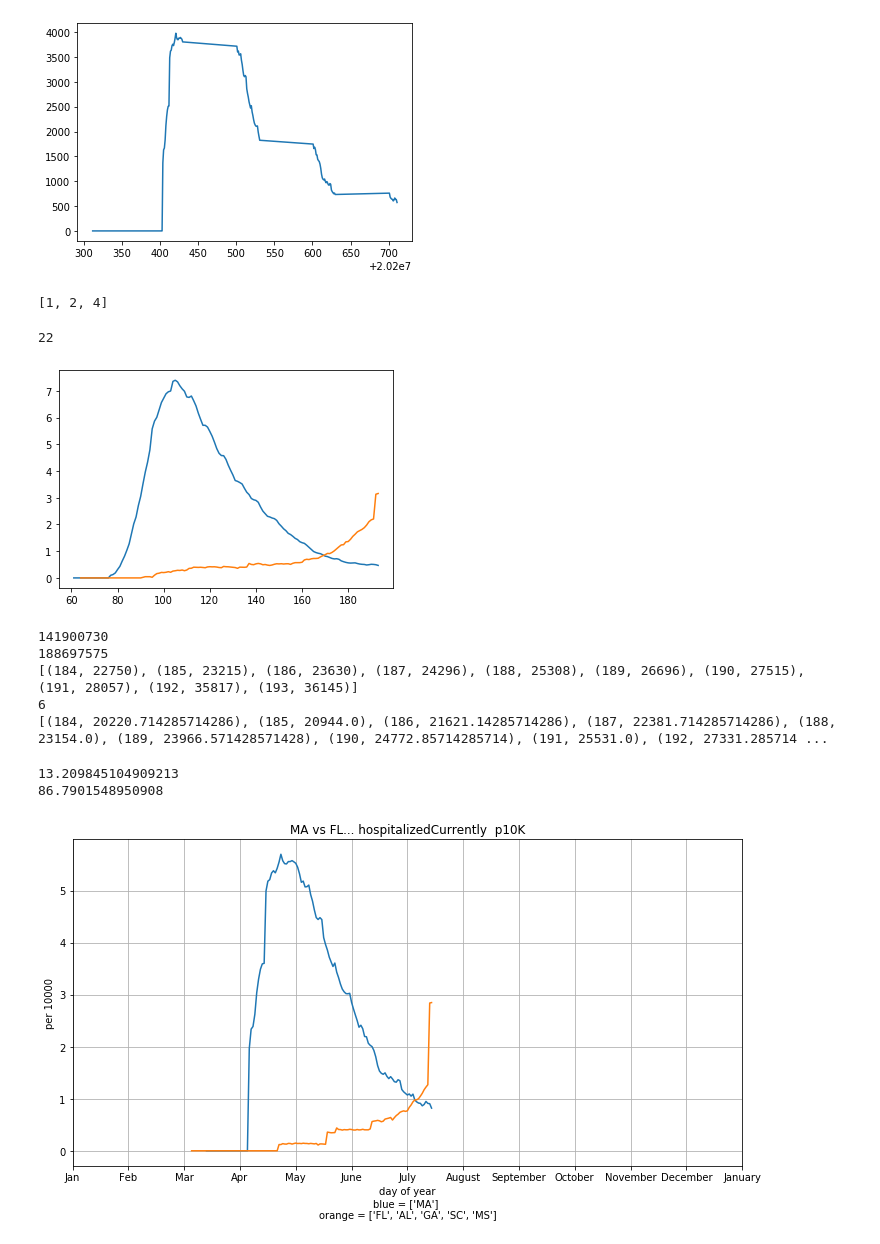
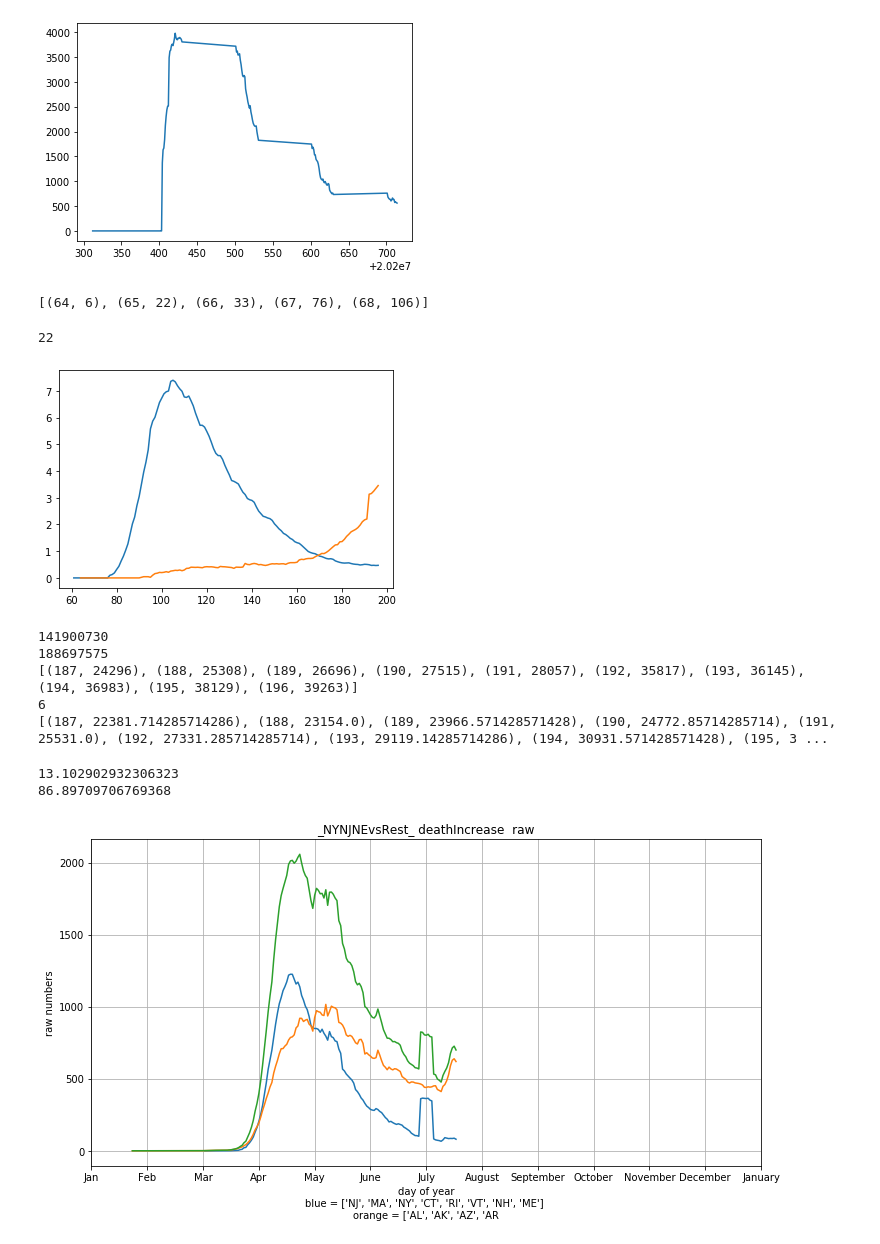
Before and after one commit to tjhickey724/covid19demo, a Jupyter notebook: Covid19RegionalAnalysis.ipynb, the cells around one changed output. Saved outputs shown, nothing was run; the diff lists cells and outputs as text; code cells hidden in the pictures.

```diff
--- a/Covid19RegionalAnalysis.ipynb
+++ b/Covid19RegionalAnalysis.ipynb
@@ -81,7 +81,7 @@ states['WA']
 stateData['data'][0]
 
 def statePop(state):
-    x = [d['Pop'] for d in stateData['data'] if d['State']==states[state]]
-    return x[0]
-statePop('NY')
+    x = [d['Pop'] for d in stateData['data'] if state in states and d['State']==states[state]]
+    return x[0] if len(x)>0 else 100000000
+[statePop(state) for state in states]
 # %% [output]
@@ -195,11 +233,8 @@ def collectData2(states,field,perCapita):
 # %%
 zz = collectData(['MA','NY','CT'],'positive',{})
 zz[0:5]
-x=[1,2]
-x+=[4]
-x
 # %% [output]
-[1, 2, 4]
+[(64, 6), (65, 22), (66, 33), (67, 76), (68, 106)]
 # %%
 
 dayOfPandemic[20200122]
@@ -210,7 +245,7 @@ field = 'hospitalizedCurrently'
 plotItems(collectData(['MA','NY','CT','RI','NH','VT'],field,{'perCapita':True}),field)
 plotItems(collectData(['AZ','TX','OK','FL','GA','AL','MS'],field,{'perCapita':True}),field)
 # %% [output]
-[figure, old version]
+[figure, new version]
 # %%
 demStates = ['WA','OR','CA','NV','CO','NM',
             'MN','IL','VA','MD','DE','NJ',
@@ -241,18 +276,20 @@ print(weeklyAvg(collectData(repStates,'hospitalizedCurrently',{'perCapita':False
 # %% [output]
 141900730
 188697575
-[(184, 22750), (185, 23215), (186, 23630), (187, 24296), (188, 25308), (189, 26696), (190, 27515), (191, 28057), (192, 35817), (193, 36145)]
+[(187, 24296), (188, 25308), (189, 26696), (190, 27515), (191, 28057), (192, 35817), (193, 36145), (194, 36983), (195, 38129), (196, 39263)]
 6
-[(184, 20220.714285714286), (185, 20944.0), (186, 21621.14285714286), (187, 22381.714285714286), (188, 23154.0), (189, 23966.571428571428), (190, 24772.85714285714), (191, 25531.0), (192, 27331.285714 ...
+[(187, 22381.714285714286), (188, 23154.0), (189, 23966.571428571428), (190, 24772.85714285714), (191, 25531.0), (192, 27331.285714285714), (193, 29119.14285714286), (194, 30931.571428571428), (195, 3 ...
 # %%
 northEast = ['NJ','MA','NY','CT','RI','VT','NH','ME']
 deepSouth = ['FL','AL','GA','MS','LA','AR','SC','NC','WV','VA','KY','TX']
+
 """
 blueStates = ['NJ','MA','NY','CT','RI','VT','NH','ME']
 redStates = otherStates(blueStates)
 flag="_NYNJNEvsRest_"
 blueLabel="NY,NJ,NE"
 redLabel="Rest"
+
 
 blueStates =  demStates
 redStates = repStates
@@ -273,15 +310,27 @@ flag = state+"_vs_rest_of_US"
 blueLabel=state
 redLabel="rest of US"
 
+blueStates =  demStates
+redStates = repStates
+flag="_2020Election_"
+blueLabel="Dem"
+redLabel="Rep"
 
 
-blueStates = ['MA']
-redStates=['FL','AL','GA','SC','MS']
-flag = "MA vs FL..."
-blueLabel="MA"
-redLabel="FL..."
+highestR = ['AZ','TX','FL','MS','CA','SC','LA','AL','GA']
+blueStates = highestR
+redStates = otherStates(blueStates)
+allStates=states
+flag = "highestR vs US..."
+blueLabel="highestR"
+redLabel="others"
 """
 
+blueStates = ['NJ','MA','NY','CT','RI','VT','NH','ME']
+redStates = otherStates(blueStates)
+flag="_NYNJNEvsRest_"
+blueLabel="NY,NJ,NE"
+redLabel="Rest"
 
 bluePop = regionPop(blueStates)
 redPop = regionPop(redStates)
@@ -290,40 +339,41 @@ totPop = bluePop+redPop
 print(bluePop/totPop*100)
 print(redPop/totPop*100)
 
-perCapita=True
-averageByWeek=False
+perCapita=False
+averageByWeek=True
 
 plt.rcParams['figure.figsize'] = [12, 6]
 fig, ax = plt.subplots()
 #field = 'positiveIncrease'
-#field = 'deathIncrease'
-field = "hospitalizedCurrently"
+field = 'deathIncrease'
+#field = "hospitalizedCurrently"
 #field = "hospitalizedCumulative"
 #field = "death"
 #field = "positive"
 #field = "hospitalized"
 #field = "inIcuCurrently"
 #field = "onVentilatorCurrently"
 #field = "totalTestResultsIncrease"
 ## here we can plot all of the states!!
 #for state in deepSouth:
 #    plotItems(collectData([state],field,{'perCapita':perCapita,'averageByWeek':averageByWeek}),state)
 
 plotItems(collectData(blueStates,field,{'perCapita':perCapita,'averageByWeek':averageByWeek}),blueLabel)
 plotItems(collectData(redStates,field,{'perCapita':perCapita,'averageByWeek':averageByWeek}),redLabel)
+plotItems(collectData(states,field,{'perCapita':perCapita,'averageByWeek':averageByWeek}),'US')
+
 ax.set(xlabel='day of year',
        ylabel='per 10000' if perCapita else "raw numbers",
        title=flag+" "+field+" "+(" p10K" if perCapita else " raw"))
-plt.xlabel('''day of year
+plt.xlabel(('''day of year
 blue = '''+str(blueStates)+'''
-orange = '''+ str(redStates))
+orange = '''+ str(redStates))[:100])
 plt.xticks([0,30,60,90,120,150,180,210,240,270,300,330,360],'Jan Feb Mar Apr May June July August September October November December January'.split(' '))
-#plt.yticks([0,10000,20000,30000,40000,50000,60000,70000,80000,90000,100000,110000,120000,130000,140000,150000])
 #plt.yticks(np.arange(0,110000,step=10000))
 #legend = ax.legend(loc='upper left', shadow=True, fontsize='x-large')
 ax.grid()
 fig.savefig("plot_"+flag+field+("_p10k" if perCapita else "_raw")+".png")
 # %% [output]
-13.209845104909213
-86.7901548950908
+13.102902932306323
+86.89709706769368
-[figure, old version]
+[figure, new version]
```
Also changed, not shown: parts of 5 cells of this notebook.
